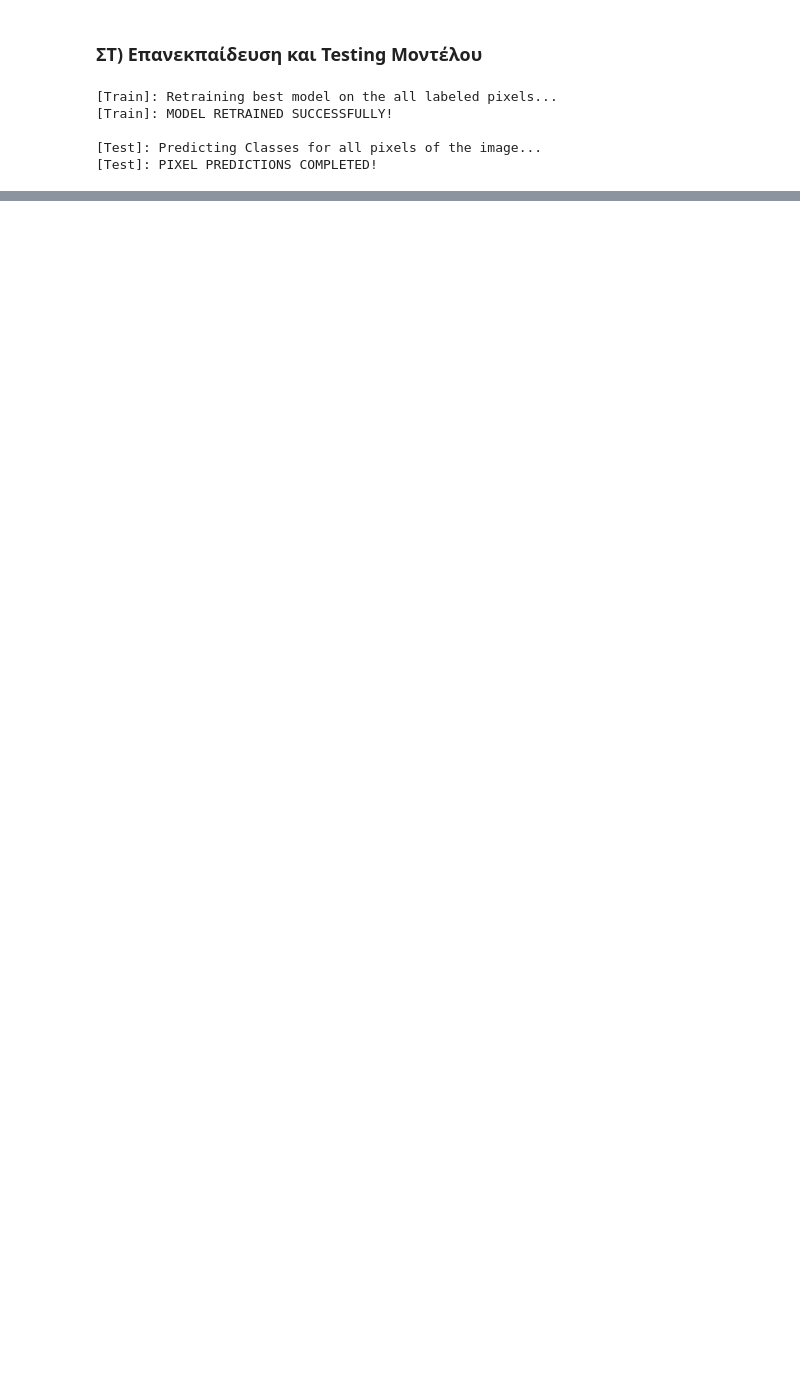
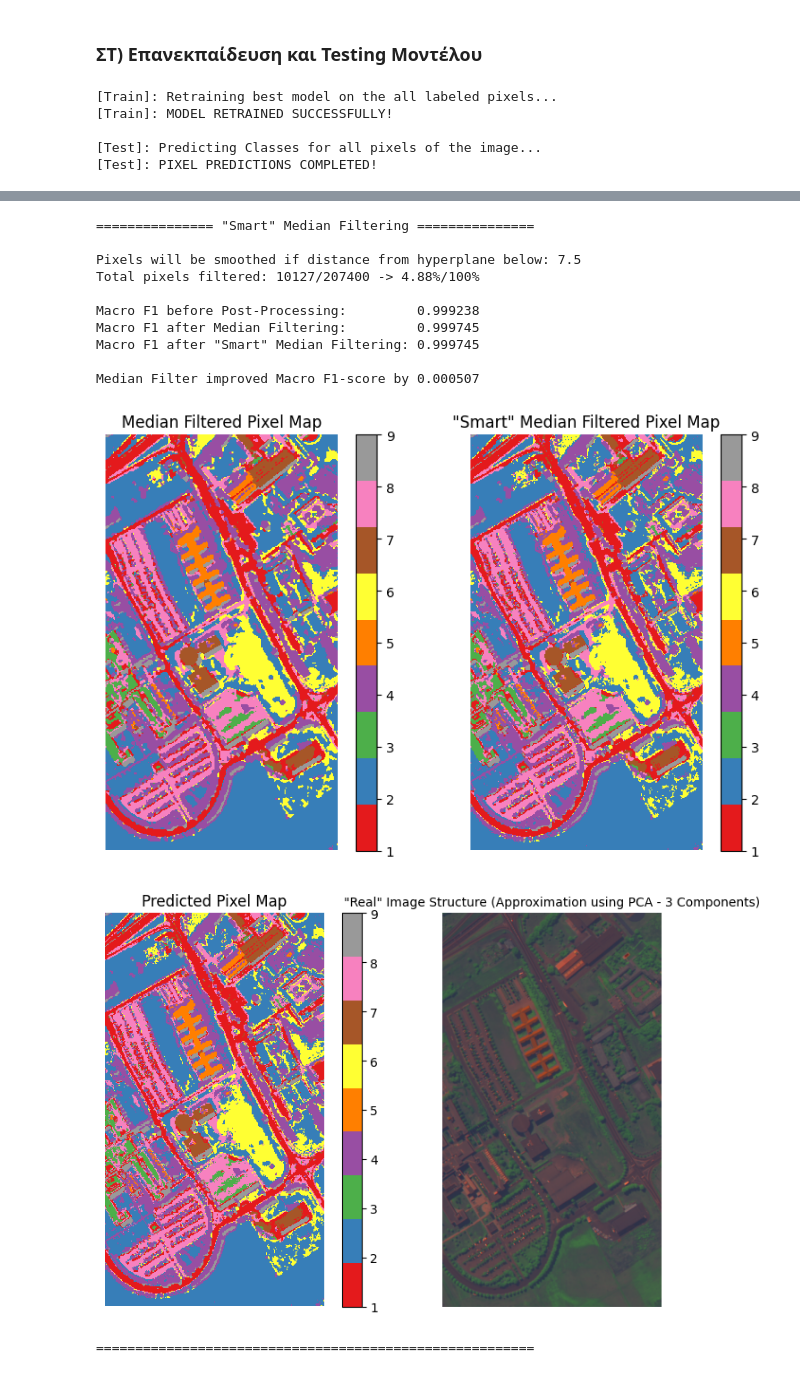
Before and after one commit to iliaxant/Pattern_Recognition_Final_Project, a Jupyter notebook: Final_Project_PR_58545.ipynb, the cells around one changed output, grey strips where cells are left out. Cells and saved outputs as stored; diff of their text form; code cells hidden in the pictures; blank space fills up the shorter version.

```diff
--- a/Final_Project_PR_58545.ipynb
+++ b/Final_Project_PR_58545.ipynb
@@ -1479,0 +1579,76 @@ print(f"[Results]: SUBMISSION FILE '{filename}' CREATED SUCCESSFULLY!\n")
+# %%
+confidence_thresh = 7.5
+
+
+confidence_map = confidence_scores.reshape(image_height, image_width)
+
+print("\n" + 15 * "=" + ' "Smart" Median Filtering ' + 15 * "=" + '\n')
+
+uncertain_mask = confidence_map < confidence_thresh
+print(f"Pixels will be smoothed if distance from hyperplane below: {confidence_thresh}")
+
+filtered_prediction_2 = prediction_matrix.copy()
+filtered_prediction_2[uncertain_mask] = filtered_prediction_1[uncertain_mask]
+
+num_changed = np.sum(prediction_matrix != filtered_prediction_2)
+print(f"Total pixels filtered: {num_changed}/{prediction_matrix.size} -> "
+f"{num_changed/prediction_matrix.size:.2%}/100%\n")
+
+y_pred_filtered_2 = filtered_prediction_2[mask]
+f1_filtered_2 = f1_score(y_true_known, y_pred_filtered_2, average='macro')
+
+print(f"Macro F1 before Post-Processing:         {f1_raw:.6f}")
+print(f"Macro F1 after Median Filtering:         {f1_filtered_1:.6f}")
+print(f'Macro F1 after "Smart" Median Filtering: {f1_filtered_2:.6f}')
+
+if f1_filtered_2 >= f1_raw:
+    print(f'\nMedian Filter improved Macro F1-score by {f1_filtered_2 - f1_raw :.6f}\n')
+else:
+    print(f'\n"Smart" Median Filter worsened Macro F1-score by {f1_raw - f1_filtered_2 :.6f}\n')
+
+
+fig, axes = plt.subplots(1, 2, figsize=(8, 5))
+prediction_map = axes[0].imshow(filtered_prediction_1, cmap=known_class_cmap, interpolation='nearest')
+axes[0].set_title("Median Filtered Pixel Map")
+axes[0].axis('off')
+cbar = plt.colorbar(prediction_map, ticks=range(1,10))
+cbar.ax.set_yticklabels([f'{i}' for i in range(1, 10)])
+
+prediction_map = axes[1].imshow(filtered_prediction_2, cmap=known_class_cmap, interpolation='nearest')
+axes[1].set_title('"Smart" Median Filtered Pixel Map')
+axes[1].axis('off')
+cbar = plt.colorbar(prediction_map, ticks=range(1,10))
+cbar.ax.set_yticklabels([f'{i}' for i in range(1, 10)])
+
+plt.tight_layout()
+plt.show()
+
+fig, axes = plt.subplots(1, 2, figsize=(8, 5))
+prediction_map = axes[0].imshow(prediction_matrix, cmap=known_class_cmap, interpolation='nearest')
+axes[0].set_title("Predicted Pixel Map")
+axes[0].axis('off')
+cbar = plt.colorbar(prediction_map, ticks=range(1,10))
+cbar.ax.set_yticklabels([f'{i}' for i in range(1, 10)])
+
+axes[1].imshow(pca_image_norm)
+axes[1].set_title('"Real" Image Structure (Approximation using PCA - 3 Components)', fontsize=10)
+axes[1].axis('off')
+
+plt.tight_layout()
+plt.show()
+
+print("\n" + 56 * "=" + "\n")
+# %% [output]
+=============== "Smart" Median Filtering ===============
+
+Pixels will be smoothed if distance from hyperplane below: 7.5
+Total pixels filtered: 10127/207400 -> 4.88%/100%
+
+Macro F1 before Post-Processing:         0.999238
+Macro F1 after Median Filtering:         0.999745
+Macro F1 after "Smart" Median Filtering: 0.999745
+
+Median Filter improved Macro F1-score by 0.000507
+[figure, added]
+[figure, added]
+========================================================
```
Also changed, not shown: parts of 11 cells of this notebook.
